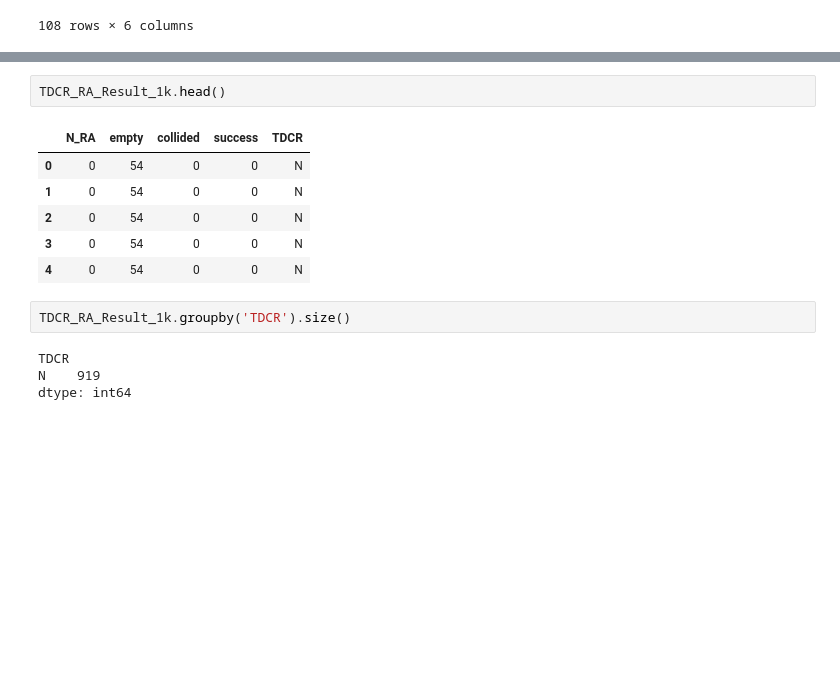
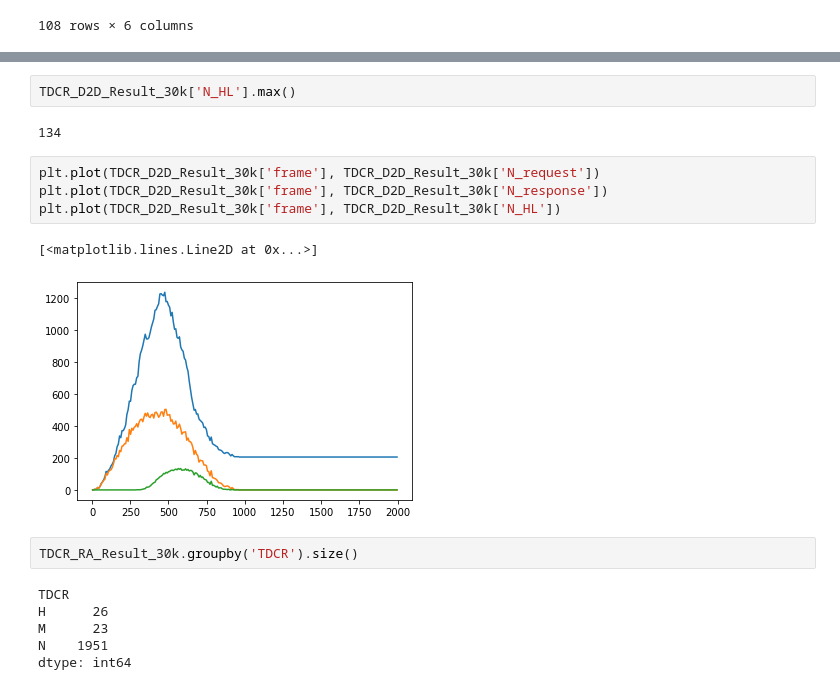
Before and after one commit to KenWang42/TDCR, a Jupyter notebook: TDCR_Simulation/test.ipynb, the cells around one changed output, grey strips where cells are left out. Cells and saved outputs as stored; diff of their text form; blank space fills up the shorter version.

```diff
--- a/TDCR_Simulation/test.ipynb
+++ b/TDCR_Simulation/test.ipynb
@@ -722,15 +704,19 @@ plt.plot(np.cumsum(TDCR_Device_Result_1k.groupby('RA_success').size()))
-# %%
-TDCR_RA_Result_1k.head()
-# %% [output]
-|  | N_RA | empty | collided | success | TDCR |
-| 0 | 0 | 54 | 0 | 0 | N |
-| 1 | 0 | 54 | 0 | 0 | N |
-| 2 | 0 | 54 | 0 | 0 | N |
-| 3 | 0 | 54 | 0 | 0 | N |
-| 4 | 0 | 54 | 0 | 0 | N |
+# %%
+TDCR_D2D_Result_30k['N_HL'].max()
+# %% [output]
+134
+# %%
+plt.plot(TDCR_D2D_Result_30k['frame'], TDCR_D2D_Result_30k['N_request'])
+plt.plot(TDCR_D2D_Result_30k['frame'], TDCR_D2D_Result_30k['N_response'])
+plt.plot(TDCR_D2D_Result_30k['frame'], TDCR_D2D_Result_30k['N_HL'])
+# %% [output]
+[<matplotlib.lines.Line2D at 0x...>]
+[figure, added]
 # %%
-TDCR_RA_Result_1k.groupby('TDCR').size()
+TDCR_RA_Result_30k.groupby('TDCR').size()
 # %% [output]
 TDCR
-N    919
+H      26
+M      23
+N    1951
 dtype: int64
```
Also changed, not shown: parts of 6 cells of this notebook, 10 other files.
